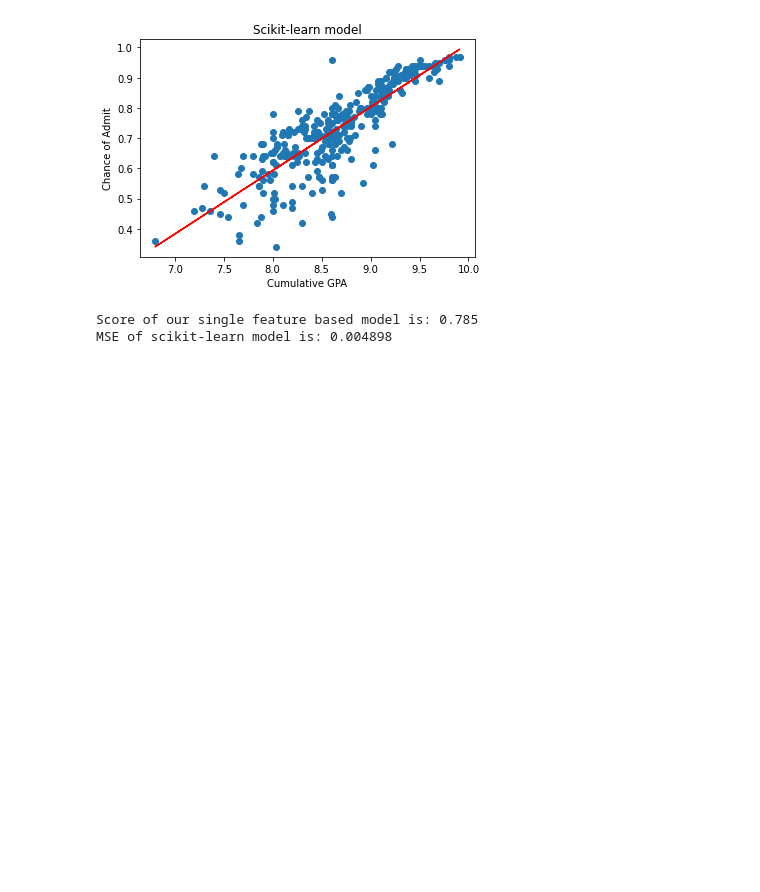
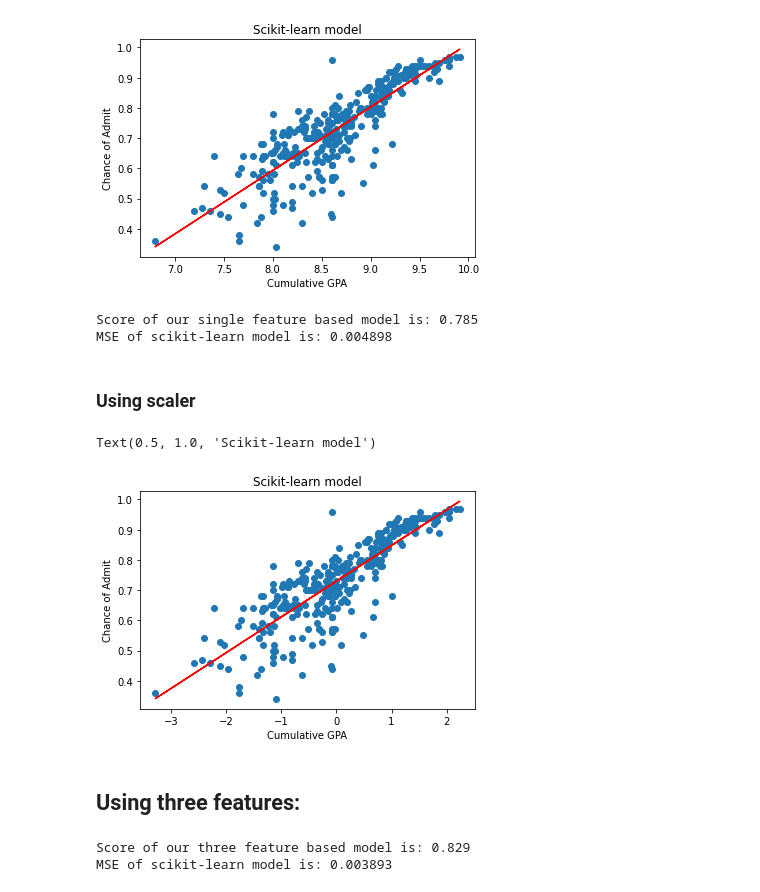
Before and after one commit to ouldouzN/task2_edit1, a Jupyter notebook: task2.ipynb, the cells around one changed output. Saved outputs shown, nothing was run; the diff lists cells and outputs as text; code cells hidden in the pictures; blank space fills up the shorter version.

Commit message:
Update task2.ipynb
three-feature based model added

```diff
--- a/task2.ipynb
+++ b/task2.ipynb
@@ -198,3 +198,20 @@ print("MSE of scikit-learn model is: %.6f" % mean_squared_error(testdf['Chance o
 # %% [output]
 Score of our single feature based model is: 0.785
 MSE of scikit-learn model is: 0.004898
+# %% [markdown]
+### Using scaler
+# %%
+traindf['CGPA'] = scale(traindf['CGPA'])
+X, theta = norm_equation1(traindf)
+reg = LinearRegression().fit(X, traindf['Chance of Admit'])
+pred = reg.predict(X)
+plt.scatter(traindf['CGPA'], traindf['Chance of Admit'])
+plt.plot(traindf['CGPA'], pred, c='r')
+plt.xlabel('Cumulative GPA')
+plt.ylabel('Chance of Admit')
+plt.title('Scikit-learn model')
+# %% [output]
+Text(0.5, 1.0, 'Scikit-learn model')
+[figure, added]
+# %% [markdown]
+## Using three features:
@@ -200,0 +238,11 @@ MSE of scikit-learn model is: 0.004898
+# %%
+traindf3, testdf3 = create_df3(data_mean)
+X = X3(traindf3)
+reg = LinearRegression().fit(X, traindf3['Chance of Admit'])
+print("Score of our three feature based model is: %.3f" % reg.score(X3(testdf3), testdf3['Chance of Admit']))
+X = X3(testdf3)
+pred = reg.predict(X)
+print("MSE of scikit-learn model is: %.6f" % mean_squared_error(testdf['Chance of Admit'], pred))
+# %% [output]
+Score of our three feature based model is: 0.829
+MSE of scikit-learn model is: 0.003893
```
Also changed, not shown: parts of 2 cells of this notebook.
